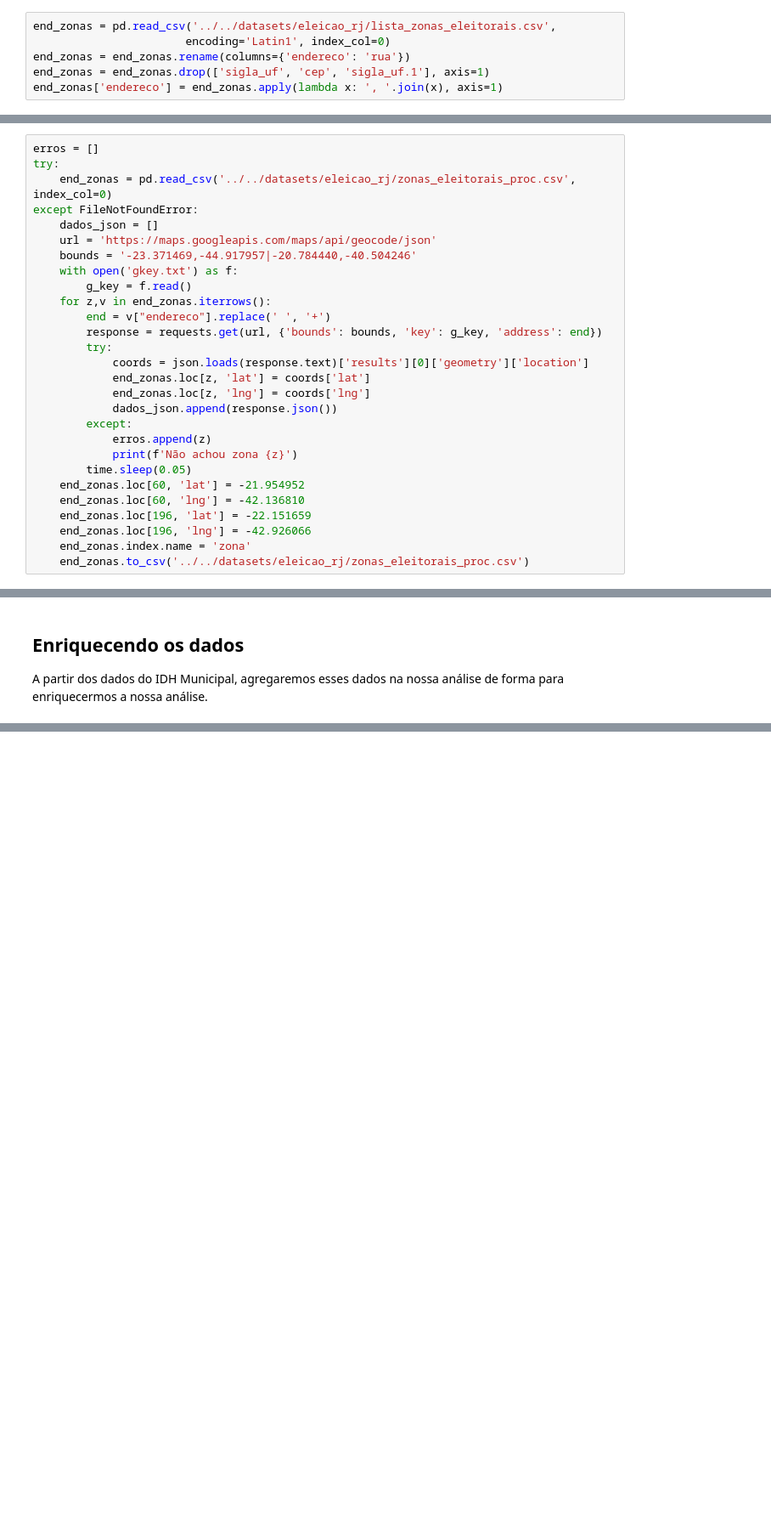
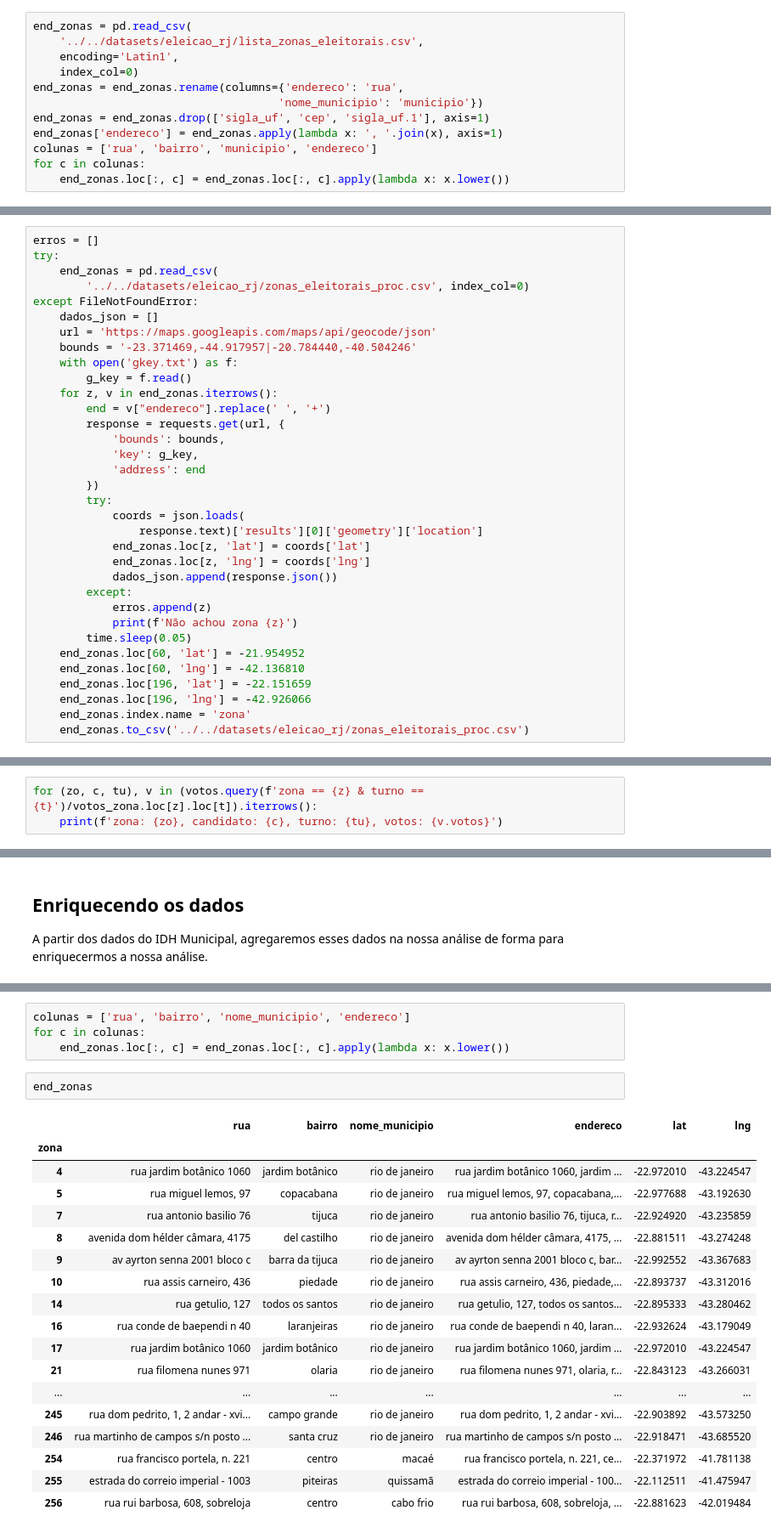
Before and after one commit to gianimpronta/eleicoes2018, a Jupyter notebook: eleicoes.ipynb, the cells around one changed output, grey strips where cells are left out. Shown: that part at 85% size. Cells and saved outputs as stored; diff of their text form; blank space fills up the shorter version.

Commit message:
adicionado dados do segundo turno

```diff
--- a/eleicoes.ipynb
+++ b/eleicoes.ipynb
@@ -52,28 +62,40 @@ pandas_profiling.ProfileReport(rj2)
 # %% [markdown]
 ## Limpeza dos dados das zonas eleitorais
 # %%
-end_zonas = pd.read_csv('../../datasets/eleicao_rj/lista_zonas_eleitorais.csv',
-                       encoding='Latin1', index_col=0)
-end_zonas = end_zonas.rename(columns={'endereco': 'rua'})
+end_zonas = pd.read_csv(
+    '../../datasets/eleicao_rj/lista_zonas_eleitorais.csv',
+    encoding='Latin1',
+    index_col=0)
+end_zonas = end_zonas.rename(columns={'endereco': 'rua',
+                                     'nome_municipio': 'municipio'})
 end_zonas = end_zonas.drop(['sigla_uf', 'cep', 'sigla_uf.1'], axis=1)
 end_zonas['endereco'] = end_zonas.apply(lambda x: ', '.join(x), axis=1)
+colunas = ['rua', 'bairro', 'municipio', 'endereco']
+for c in colunas:
+    end_zonas.loc[:, c] = end_zonas.loc[:, c].apply(lambda x: x.lower())
 # %% [markdown]
 Vamos utilizar o serviço do google para geocodificar os endereços das zonas caso não exista o arquivo pronto.
 # %%
 erros = []
 try:
-    end_zonas = pd.read_csv('../../datasets/eleicao_rj/zonas_eleitorais_proc.csv', index_col=0)
+    end_zonas = pd.read_csv(
+        '../../datasets/eleicao_rj/zonas_eleitorais_proc.csv', index_col=0)
 except FileNotFoundError:
     dados_json = []
     url = 'https://maps.googleapis.com/maps/api/geocode/json'
     bounds = '-23.371469,-44.917957|-20.784440,-40.504246'
     with open('gkey.txt') as f:
         g_key = f.read()
-    for z,v in end_zonas.iterrows():
+    for z, v in end_zonas.iterrows():
         end = v["endereco"].replace(' ', '+')
-        response = requests.get(url, {'bounds': bounds, 'key': g_key, 'address': end})
+        response = requests.get(url, {
+            'bounds': bounds,
+            'key': g_key,
+            'address': end
+        })
         try:
-            coords = json.loads(response.text)['results'][0]['geometry']['location']
+            coords = json.loads(
+                response.text)['results'][0]['geometry']['location']
             end_zonas.loc[z, 'lat'] = coords['lat']
             end_zonas.loc[z, 'lng'] = coords['lng']
             dados_json.append(response.json())
@@ -94,0 +121,3 @@ Vamos criar dois datasets diferentes, um contendo o percentual dos votos de cada
+# %%
+for (zo, c, tu), v in (votos.query(f'zona == {z} & turno == {t}')/votos_zona.loc[z].loc[t]).iterrows():
+    print(f'zona: {zo}, candidato: {c}, turno: {tu}, votos: {v.votos}')
@@ -145,0 +160,25 @@ idhm
+# %%
+colunas = ['rua', 'bairro', 'nome_municipio', 'endereco']
+for c in colunas:
+    end_zonas.loc[:, c] = end_zonas.loc[:, c].apply(lambda x: x.lower())
+# %%
+end_zonas
+# %% [output]
+|  | rua | bairro | nome_municipio | endereco | lat | lng |
+| zona |  |  |  |  |  |  |
+| 4 | rua jardim botânico 1060 | jardim botânico | rio de janeiro | rua jardim botânico 1060, jardim ... | -22.972010 | -43.224547 |
+| 5 | rua miguel lemos, 97 | copacabana | rio de janeiro | rua miguel lemos, 97, copacabana,... | -22.977688 | -43.192630 |
+| 7 | rua antonio basilio 76 | tijuca | rio de janeiro | rua antonio basilio 76, tijuca, r... | -22.924920 | -43.235859 |
+| 8 | avenida dom hélder câmara, 4175 | del castilho | rio de janeiro | avenida dom hélder câmara, 4175, ... | -22.881511 | -43.274248 |
+| 9 | av ayrton senna 2001 bloco c | barra da tijuca | rio de janeiro | av ayrton senna 2001 bloco c, bar... | -22.992552 | -43.367683 |
+| 10 | rua assis carneiro, 436 | piedade | rio de janeiro | rua assis carneiro, 436, piedade,... | -22.893737 | -43.312016 |
+| 14 | rua getulio, 127 | todos os santos | rio de janeiro | rua getulio, 127, todos os santos... | -22.895333 | -43.280462 |
+| 16 | rua conde de baependi n 40 | laranjeiras | rio de janeiro | rua conde de baependi n 40, laran... | -22.932624 | -43.179049 |
+| 17 | rua jardim botânico 1060 | jardim botânico | rio de janeiro | rua jardim botânico 1060, jardim ... | -22.972010 | -43.224547 |
+| 21 | rua filomena nunes 971 | olaria | rio de janeiro | rua filomena nunes 971, olaria, r... | -22.843123 | -43.266031 |
+| ... | ... | ... | ... | ... | ... | ... |
+| 245 | rua dom pedrito, 1, 2 andar - xvi... | campo grande | rio de janeiro | rua dom pedrito, 1, 2 andar - xvi... | -22.903892 | -43.573250 |
+| 246 | rua martinho de campos s/n posto ... | santa cruz | rio de janeiro | rua martinho de campos s/n posto ... | -22.918471 | -43.685520 |
+| 254 | rua francisco portela, n. 221 | centro | macaé | rua francisco portela, n. 221, ce... | -22.371972 | -41.781138 |
+| 255 | estrada do correio imperial - 1003 | piteiras | quissamã | estrada do correio imperial - 100... | -22.112511 | -41.475947 |
+| 256 | rua rui barbosa, 608, sobreloja | centro | cabo frio | rua rui barbosa, 608, sobreloja, ... | -22.881623 | -42.019484 |
```
Also changed, not shown: parts of 12 cells of this notebook, 1 other file.
